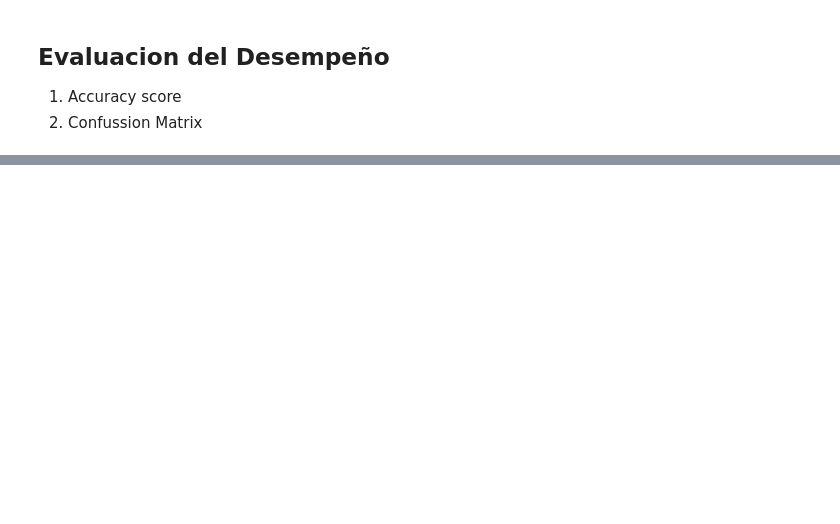
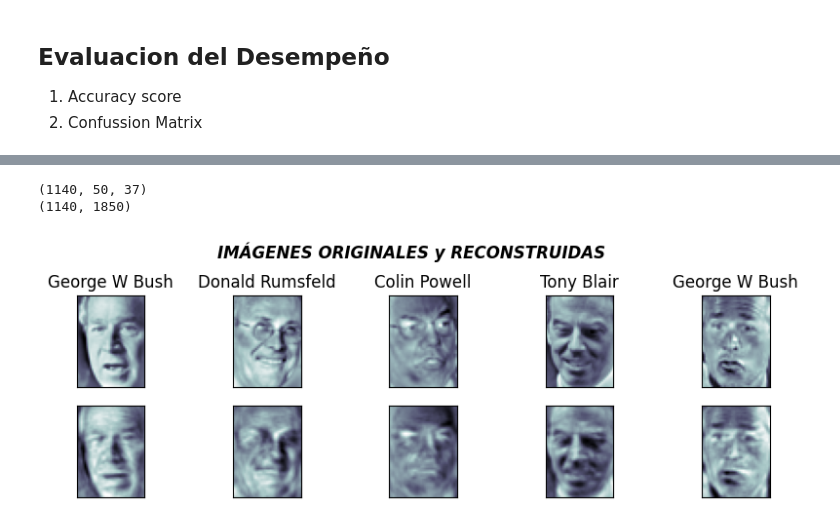
Before and after one commit to ydpajaro/Miniproyecto2, a Jupyter notebook: miniproyecto2.ipynb, the cells around one changed output, grey strips where cells are left out. Drawn from its saved outputs; the diff is of its cells as text; code cells hidden in the pictures; blank space fills up the shorter version.

```diff
--- a/miniproyecto2.ipynb
+++ b/miniproyecto2.ipynb
@@ -230,0 +291,31 @@ from sklearn.decomposition import PCA
+# %%
+print(faces.images.shape)
+print(faces.data.shape)
+# %% [output]
+(1140, 50, 37)
+(1140, 1850)
+# %%
+n_images=5
+
+# Transformar los datos reconstruidos al espacio de dimensión original
+x_test_reconstructed = pca.inverse_transform(x_test_pca)
+
+fig, axes = plt.subplots(2, n_images, figsize=(10, 3),
+                         subplot_kw={'xticks':[], 'yticks':[]},
+                        )
+
+fig.suptitle("IMÁGENES ORIGINALES y RECONSTRUIDAS", fontweight='bold', fontstyle='italic')
+plt.subplots_adjust(top=0.8)
+
+# Mostrar imágenes originales
+for i, ax in enumerate(axes[0]):
+    ax.imshow(x_test[i].reshape(50, 37), cmap='bone')
+    name = faces.target_names[y_test[i]]
+    ax.set_title("{}".format(name))
+
+# Mostrar imágenes reconstruidas
+for i, ax in enumerate(axes[1]):
+    ax.imshow(x_test_reconstructed[i].reshape(50, 37), cmap='bone')
+    name = faces.target_names[y_test[i]]
+# %% [output]
+[figure, added]
```
Also changed, not shown: parts of 29 cells of this notebook.
